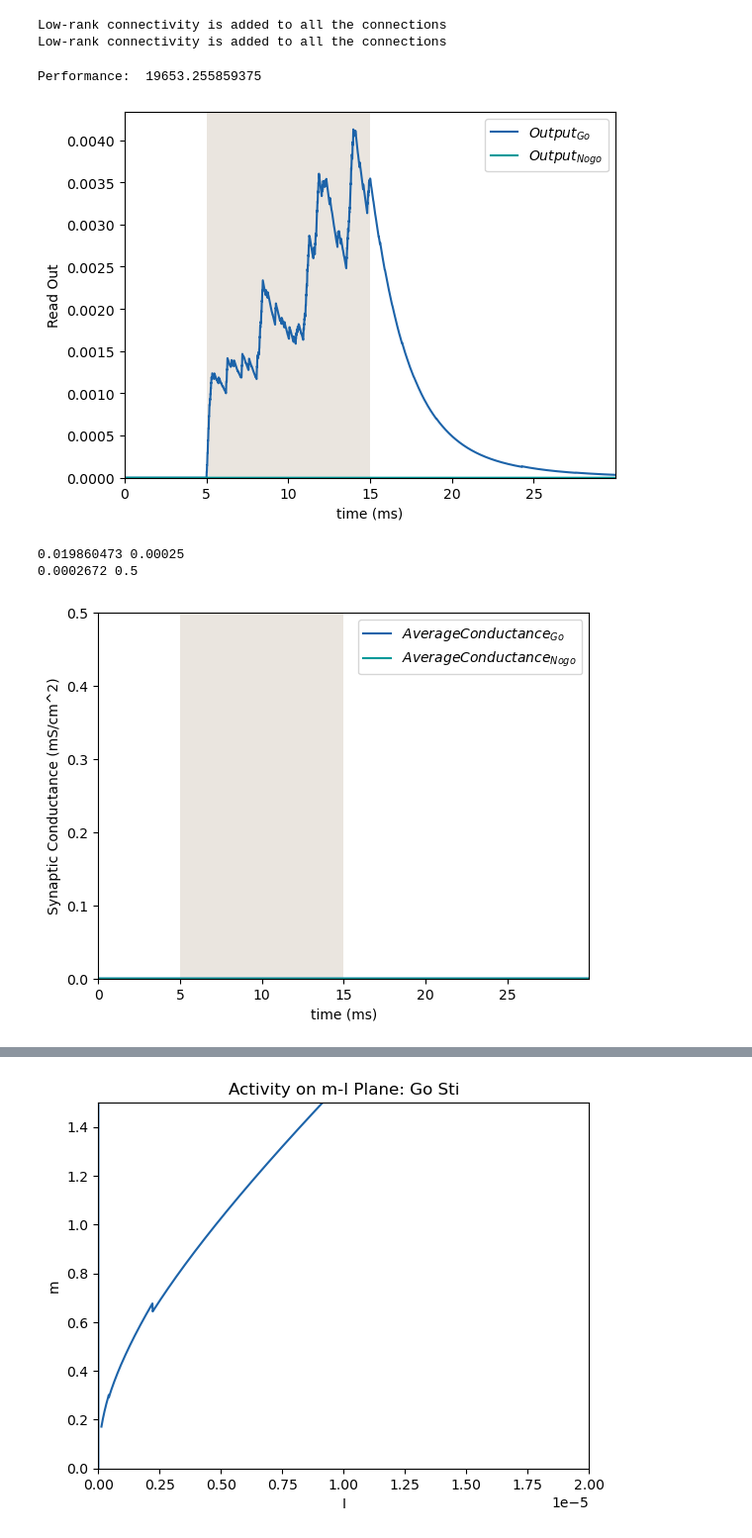
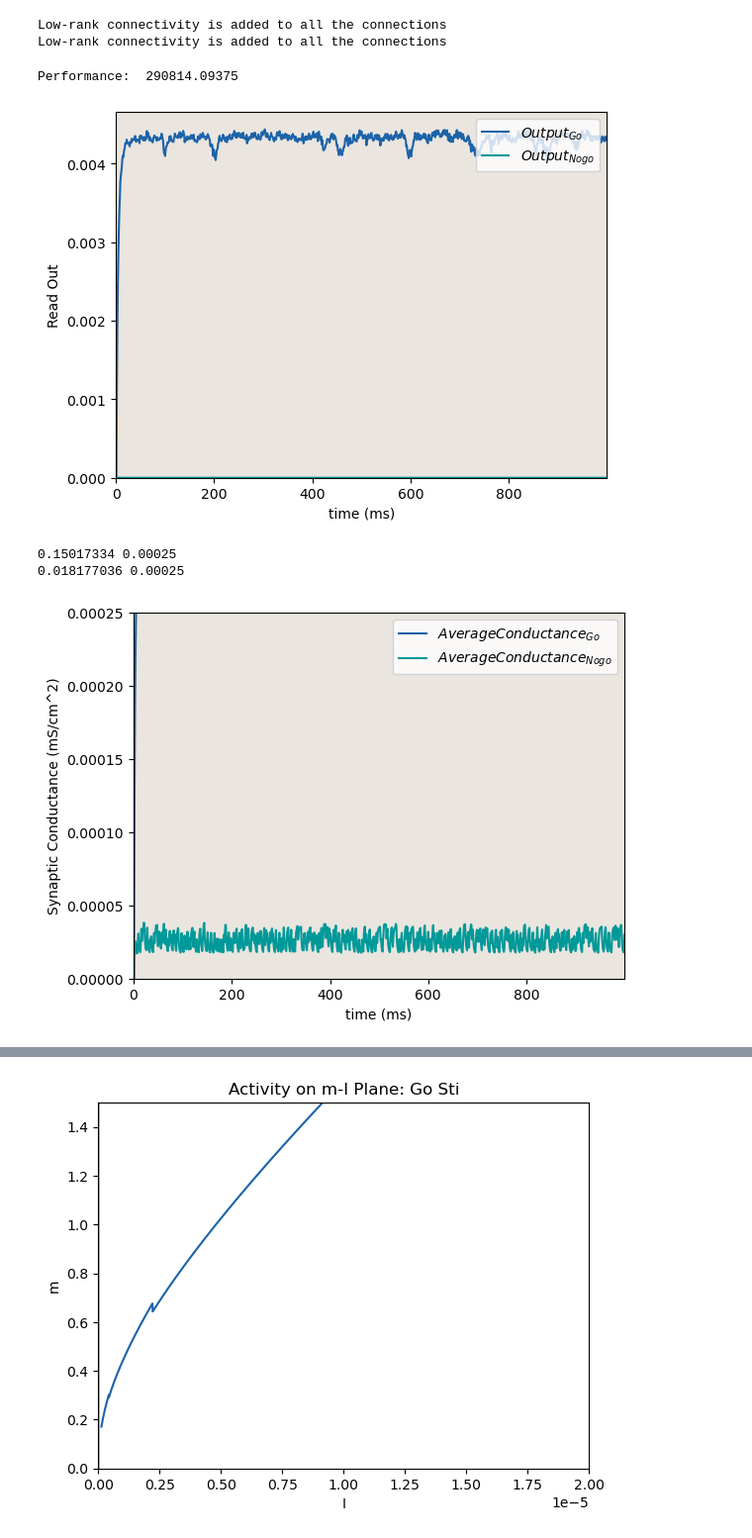
Before and after one commit to LiBinUtokyo/LowRank_ModifiedTheta_SNN, a Jupyter notebook: PYTHON/main_pytorch.ipynb, the cells around one changed output, grey strips where cells are left out. Shown at 99% size. Drawn from its saved outputs; the diff is of its cells as text; code cells hidden in the pictures.

```diff
--- a/PYTHON/main_pytorch.ipynb
+++ b/PYTHON/main_pytorch.ipynb
@@ -12,6 +12,7 @@ from lowranksnn import LowRankSNN
 # %%
 # Read the configuration file
 config = load_config_yaml('config.yaml')
+config = load_config_yaml('config_ING.yaml')
 
 N_E = config['N_E']
 N_I = config['N_I']
@@ -143,18 +144,6 @@ Zero Weights occupy: 0.00 %
 # %%
-
-dt = 0.01 #(ms/step)
-T_pre = 5 # length of time before sti (ms)
-
-T_sti = 10 # length of time for sti (ms)
-# T_sti = 20 # length of time for sti (ms)
-
-T_after = 15 # length of time after sti (ms)
-# T_after = 80 # length of time after sti (ms)
-# T_after = 480 # length of time after sti (ms)
 T = T_pre+T_sti+T_after # length of Period time (ms): 30ms
 
-IS = 3 #Input Strength
-# IS = 1 #Input Strength
 
 Input_go = torch.zeros((LRSNN.N_E+LRSNN.N_I,int(T/dt))) #size:(N,time)
 Input_go[:,int(T_pre/dt):int((T_pre+T_sti)/dt)] = IS*Sti_go.T
@@ -168,8 +157,6 @@ Input_go = Input_go.to(device)
 Input_nogo = Input_nogo.to(device)
 
 # Start Simulation
-# Out_go, V_go, g_go, spk_go = LRSNN(dt,Input_go)
-# Out_nogo, V_nogo, g_nogo, spk_nogo = LRSNN(dt,Input_nogo)
 Out_go, V_go, g_go, spk_step_go, spk_ind_go = LRSNN(dt,Input_go)
 Out_nogo, V_nogo, g_nogo, spk_step_nogo, spk_ind_nogo = LRSNN(dt,Input_nogo)
 # %% [output]
@@ -180,7 +167,7 @@ Low-rank connectivity is added to all the connections
 prop = torch.max(Out_go)/torch.max(Out_nogo)
 print('Performance: ', prop.item())
 # %% [output]
-Performance:  19653.255859375
+Performance:  290814.09375
 # %%
 Out_go = Out_go.cpu().numpy()
 Out_nogo = Out_nogo.cpu().numpy()
@@ -207,16 +194,16 @@ fig, ax = plt.subplots()
 Draw_Output(ax,Out_go,'Output_{Go}',dt,Input_go,color_data = color_Go)
 Draw_Output(ax,Out_nogo,'Output_{Nogo}',dt,Input_nogo,color_data=color_Nogo)
 # %% [output]
-[figure, old version]
+[figure, new version]
 # %%
 # Monitor the Average Conductance
 fig, ax = plt.subplots()
 Draw_Conductance(ax,g_go,color_Go,"Average Conductance_{Go}",dt,Input_go,ylim=[0,0.00025])
-Draw_Conductance(ax,g_nogo,color_Nogo,"Average Conductance_{Nogo}",dt,Input_nogo,ylim=[0,0.5])
+Draw_Conductance(ax,g_nogo,color_Nogo,"Average Conductance_{Nogo}",dt,Input_nogo,ylim=[0,0.00025])
 # %% [output]
-0.019860473 0.00025
-0.0002672 0.5
+0.15017334 0.00025
+0.018177036 0.00025
-[figure, old version]
+[figure, new version]
 # %%
 # # Monitor the Voltage
 # fig, ax = plt.subplots()
```
Also changed, not shown: parts of 2 cells of this notebook, 5 other files.
